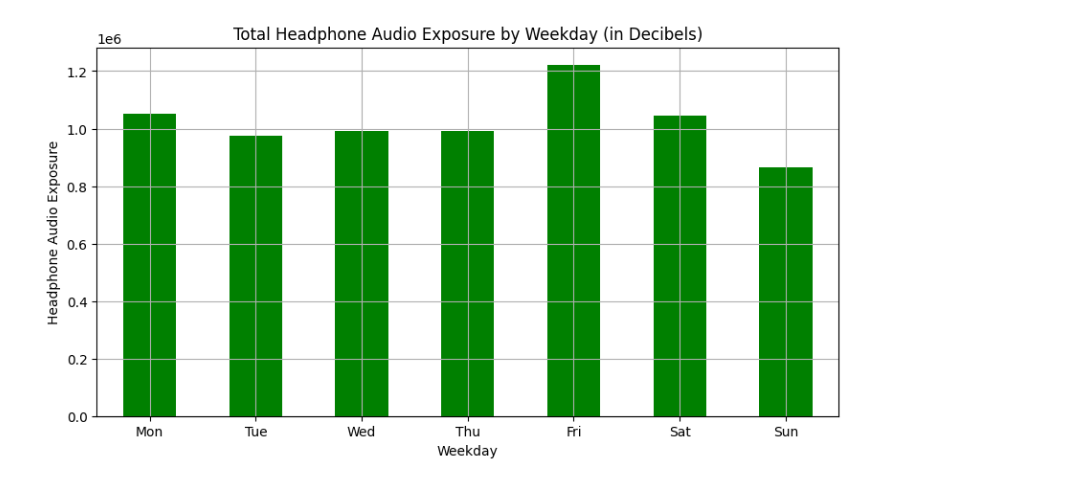
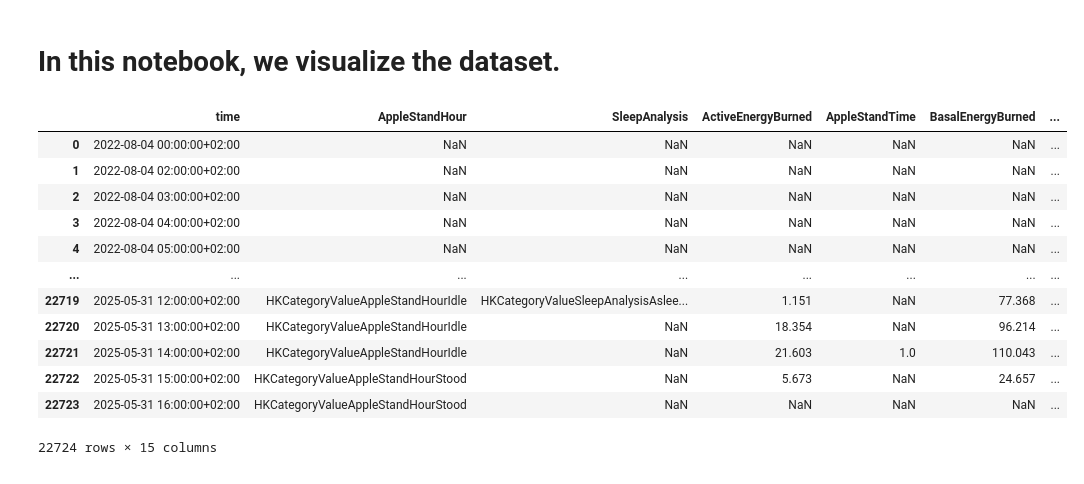
Before and after one commit to ERJLM/ML4QS, a Jupyter notebook: src/eda_manual.ipynb, the cells around one changed output. Drawn from its saved outputs; the diff is of its cells as text; code cells hidden in the pictures.

```diff
--- a/src/eda_manual.ipynb
+++ b/src/eda_manual.ipynb
@@ -400,24 +1,2 @@ plt.show()
-# %%
-# Extract weekday from endDate
-df['weekday'] = df['endDate'].dt.dayofweek
-
-# Map to weekday names for better readability
-weekday_names = ['Mon', 'Tue', 'Wed', 'Thu', 'Fri', 'Sat', 'Sun']
-df['weekday_name'] = df['weekday'].map(lambda x: weekday_names[x])
-
-# Calculate average step count per weekday
-weekly_avg = df.groupby('weekday_name')['value'].sum().reindex(weekday_names)
-
-# Plot
-import matplotlib.pyplot as plt
-
-plt.figure(figsize=(10, 5))
-weekly_avg.plot(kind='bar', color='green')
-plt.title('Total Headphone Audio Exposure by Weekday (in Decibels)')
-plt.xlabel('Weekday')
-plt.ylabel('Headphone Audio Exposure')
-plt.grid(True)
-plt.xticks(rotation=0)
-plt.show()
-# %% [output]
-[figure, removed]
+# %% [markdown]
+# In this notebook, we visualize the dataset.
@@ -423,0 +8,17 @@ plt.show()
+# %%
+df = pd.read_csv('data/data_by_hour.csv')
+df
+# %% [output]
+|  | time | AppleStandHour | SleepAnalysis | ActiveEnergyBurned | AppleStandTime | BasalEnergyBurned | ... |
+| 0 | 2022-08-04 00:00:00+02:00 | NaN | NaN | NaN | NaN | NaN | ... |
+| 1 | 2022-08-04 02:00:00+02:00 | NaN | NaN | NaN | NaN | NaN | ... |
+| 2 | 2022-08-04 03:00:00+02:00 | NaN | NaN | NaN | NaN | NaN | ... |
+| 3 | 2022-08-04 04:00:00+02:00 | NaN | NaN | NaN | NaN | NaN | ... |
+| 4 | 2022-08-04 05:00:00+02:00 | NaN | NaN | NaN | NaN | NaN | ... |
+| ... | ... | ... | ... | ... | ... | ... | ... |
+| 22719 | 2025-05-31 12:00:00+02:00 | HKCategoryValueAppleStandHourIdle | HKCategoryValueSleepAnalysisAslee... | 1.151 | NaN | 77.368 | ... |
+| 22720 | 2025-05-31 13:00:00+02:00 | HKCategoryValueAppleStandHourIdle | NaN | 18.354 | NaN | 96.214 | ... |
+| 22721 | 2025-05-31 14:00:00+02:00 | HKCategoryValueAppleStandHourIdle | NaN | 21.603 | 1.0 | 110.043 | ... |
+| 22722 | 2025-05-31 15:00:00+02:00 | HKCategoryValueAppleStandHourStood | NaN | 5.673 | NaN | 24.657 | ... |
+| 22723 | 2025-05-31 16:00:00+02:00 | HKCategoryValueAppleStandHourStood | NaN | NaN | NaN | NaN | ... |
+22724 rows × 15 columns
```
Also changed, not shown: parts of 42 cells of this notebook, 54 other files.
